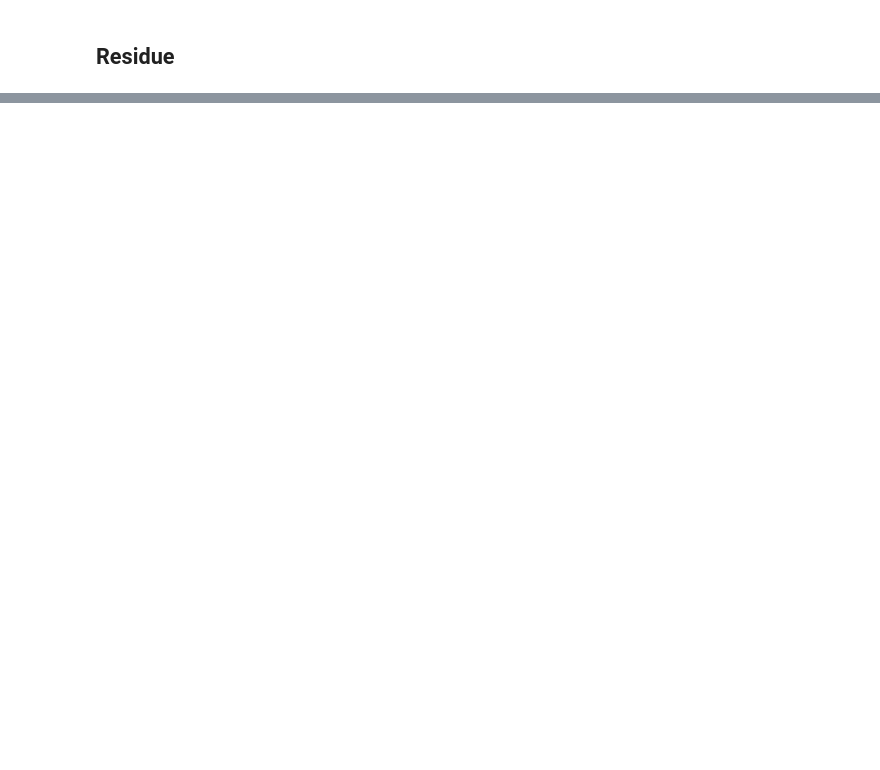
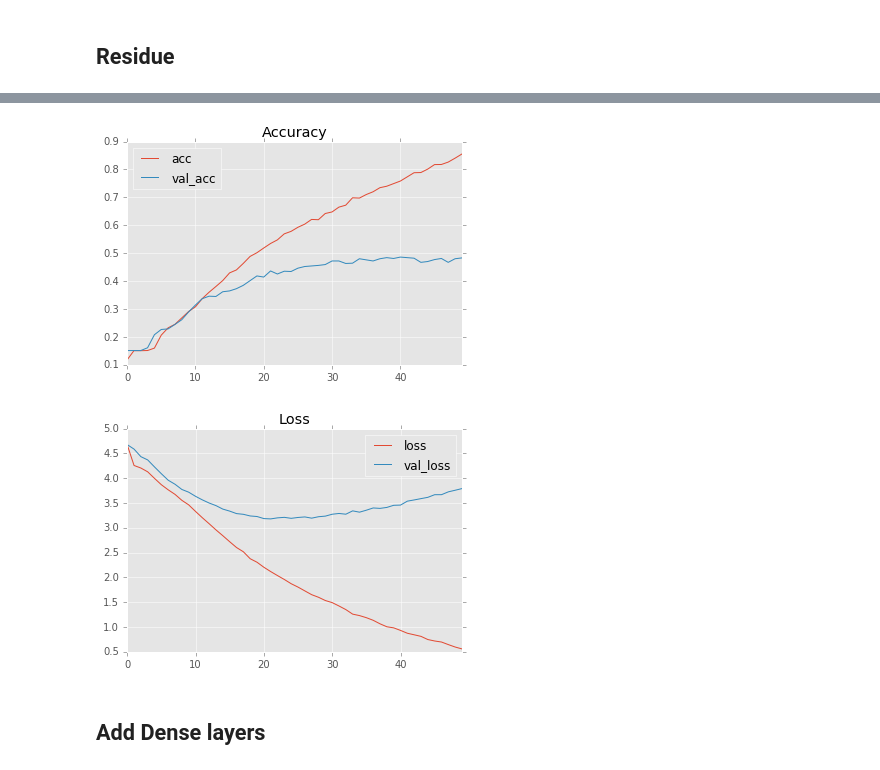
Before and after one commit to vickyliin/NLIL, a Jupyter notebook: train_law_classifier_cnn.ipynb, the cells around one changed output, grey strips where cells are left out. Drawn from its saved outputs; the diff is of its cells as text; code cells hidden in the pictures; blank space fills up the shorter version.

```diff
--- a/train_law_classifier_cnn.ipynb
+++ b/train_law_classifier_cnn.ipynb
@@ -141,0 +110,16 @@ pd.DataFrame(hist_res.history).plot()
+# %%
+resl4 = model.CNN(maxlen=450, torel=relation, residue=True, filter=25, n_layers=4)
+# %%
+# opt = optim.RMSprop(lr=1.2e-3)
+resl4.compile(loss='categorical_crossentropy',
+              optimizer='RMSprop',
+              metrics=['acc'])
+resl4.reset()
+hist_resl4 = resl4.fit(trainset, validset, epochs=50, batch_size=128)
+# %%
+plot_hist(hist_resl4)
+# %% [output]
+[figure, added]
+[figure, added]
+# %% [markdown]
+## Add Dense layers
```
Also changed, not shown: parts of 23 cells of this notebook, 1 other file.
